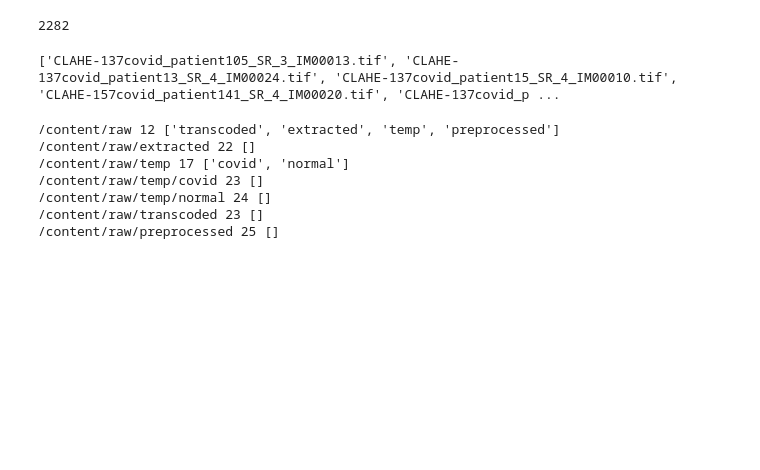
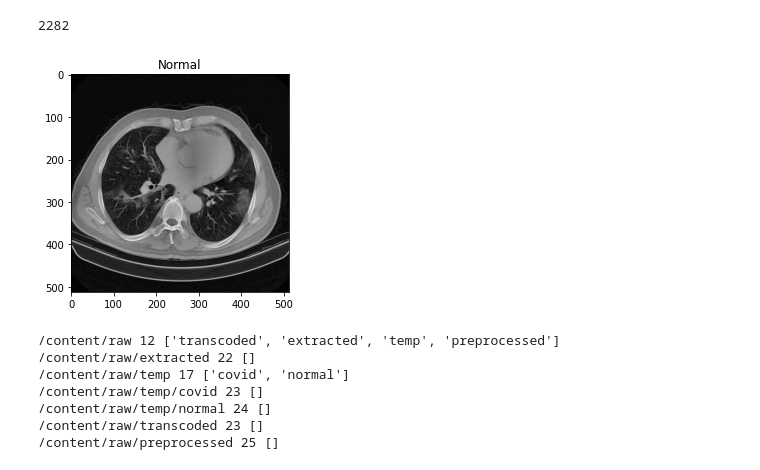
Before and after one commit to brymer-meneses/Mobile-COVID-19-ML-Detection, a Jupyter notebook: preprocessing_images.ipynb, the cells around one changed output. Drawn from its saved outputs; the diff is of its cells as text; code cells hidden in the pictures; blank space fills up the shorter version.

```diff
--- a/preprocessing_images.ipynb
+++ b/preprocessing_images.ipynb
@@ -143,7 +146,22 @@ preprocess(temp_normal_dir, training_normal_dir)
-# %%
-print(os.listdir(training_covid_dir))
-# %% [output]
-['CLAHE-137covid_patient105_SR_3_IM00013.tif', 'CLAHE-137covid_patient13_SR_4_IM00024.tif', 'CLAHE-137covid_patient15_SR_4_IM00010.tif', 'CLAHE-157covid_patient141_SR_4_IM00020.tif', 'CLAHE-137covid_p ...
+# %%
+def show_random_image(dir):
+  folder = join(dir, random.choice(os.listdir(dir)))
+
+  image = random.choice(os.listdir(folder))
+
+  img_path = join(folder, image)
+  img = imread(img_path)
+
+  if 'normal' in img_path:
+    plt.title('COVID19')
+  elif 'covid' in img_path:
+    plt.title('Normal')
+  plt.imshow(img, cmap = 'gray')
+  return
+# %%
+show_random_image(training_dir)
+# %% [output]
+[figure, added]
 # %%
 for image in tqdm(os.listdir(temp_covid_dir)):
   os.remove(join(temp_covid_dir, image))
```
Also changed, not shown: parts of 11 cells of this notebook.
